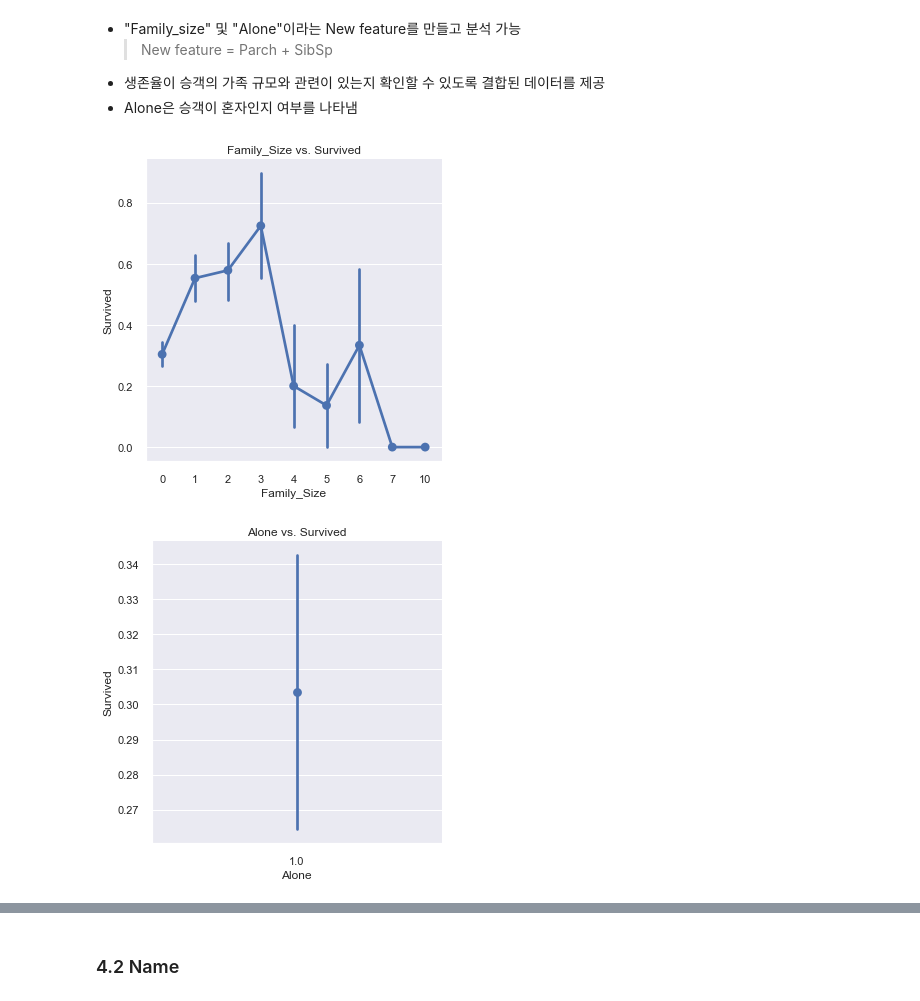
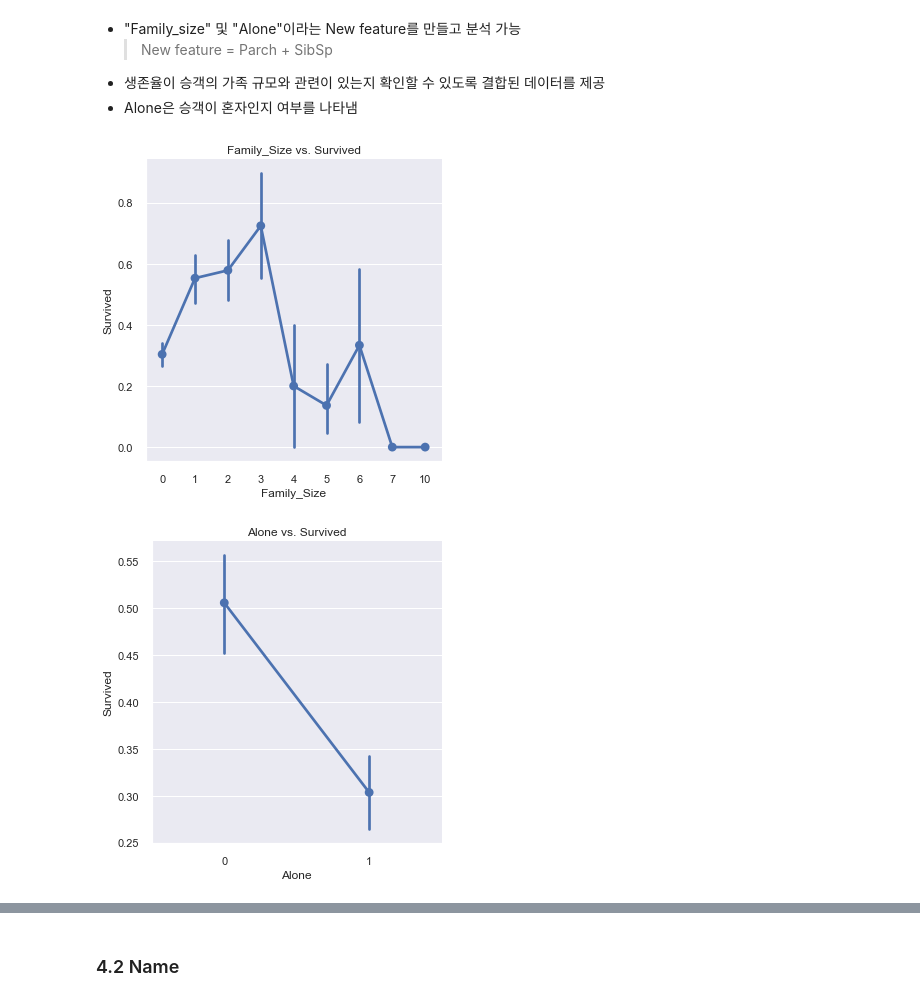
Before and after one commit to Hot-KimChi/ML_DL_study, a Jupyter notebook: 3_kaggle/kaggle-titanic-master/titanic-solution.ipynb, the cells around one changed output, grey strips where cells are left out. Saved outputs shown, nothing was run; the diff lists cells and outputs as text; code cells hidden in the pictures.

```diff
--- a/3_kaggle/kaggle-titanic-master/titanic-solution.ipynb
+++ b/3_kaggle/kaggle-titanic-master/titanic-solution.ipynb
@@ -767,6 +767,7 @@ train.head(10)
 
     > 승객의 최대 연령은 80세 / 따라서 0-80의 범위를 5개의 빈으로 구분 / 따라서 80/5=16
 # %%
+train['Age_band'] = 0
 train.loc[train['Age'] <= 16, 'Age_band'] = 0
 train.loc[(train['Age'] > 16) & (train['Age'] <= 32) , 'Age_band'] = 1
 train.loc[(train['Age'] > 32) & (train['Age'] <= 48), 'Age_band'] = 2
@@ -813,16 +814,19 @@ Pclass와 상관없이 연령이 증가할수록 생존율이 감소한다.
 - 생존율이 승객의 가족 규모와 관련이 있는지 확인할 수 있도록 결합된 데이터를 제공
 - Alone은 승객이 혼자인지 여부를 나타냄
 # %%
+train['Family_Size'] = 0
 train['Family_Size'] = train['Parch'] + train['SibSp']
+
+train['Alone'] = 0
 train.loc[train.Family_Size == 0, 'Alone'] = 1
 
 sns.factorplot('Family_Size', 'Survived', data=train)
 plt.title('Family_Size vs. Survived')
 plt.show()
 
 sns.factorplot('Alone','Survived', data=train)
 plt.title('Alone vs. Survived')
 plt.show()
 # %% [output]
-[figure, old version]
+[figure, new version]
-[figure, old version]
+[figure, new version]
```
Also changed, not shown: parts of 9 cells of this notebook.
